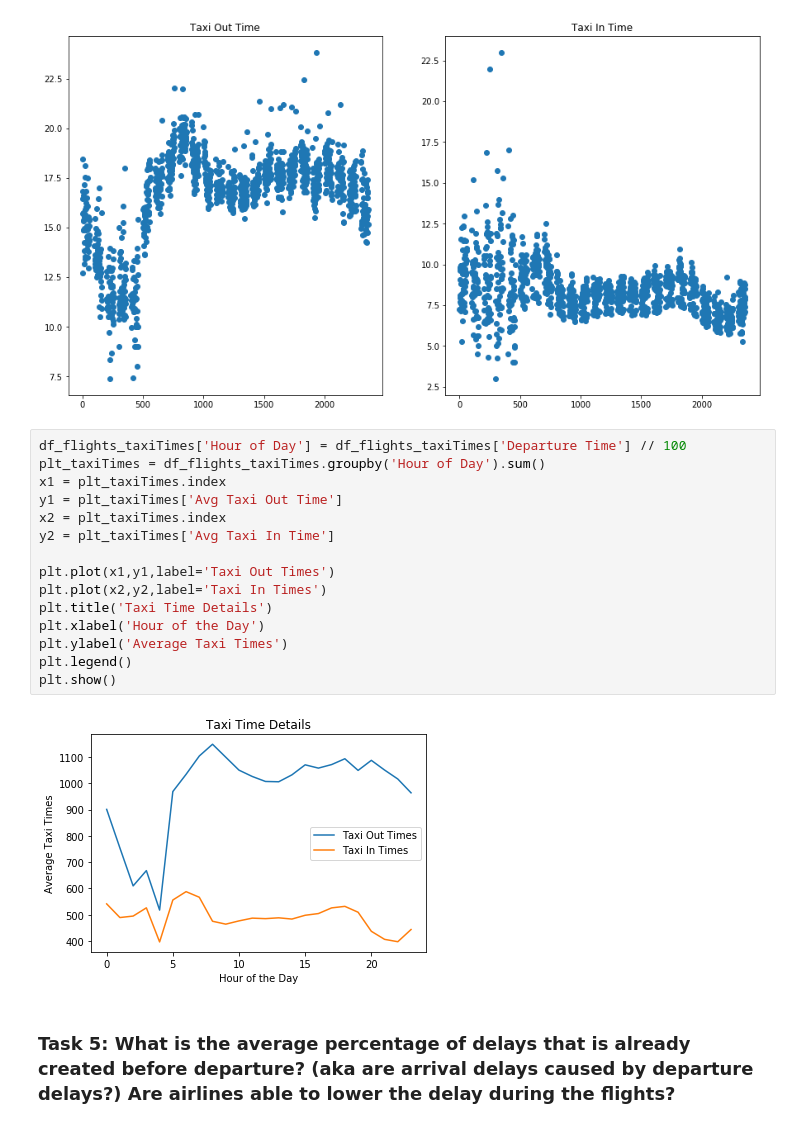
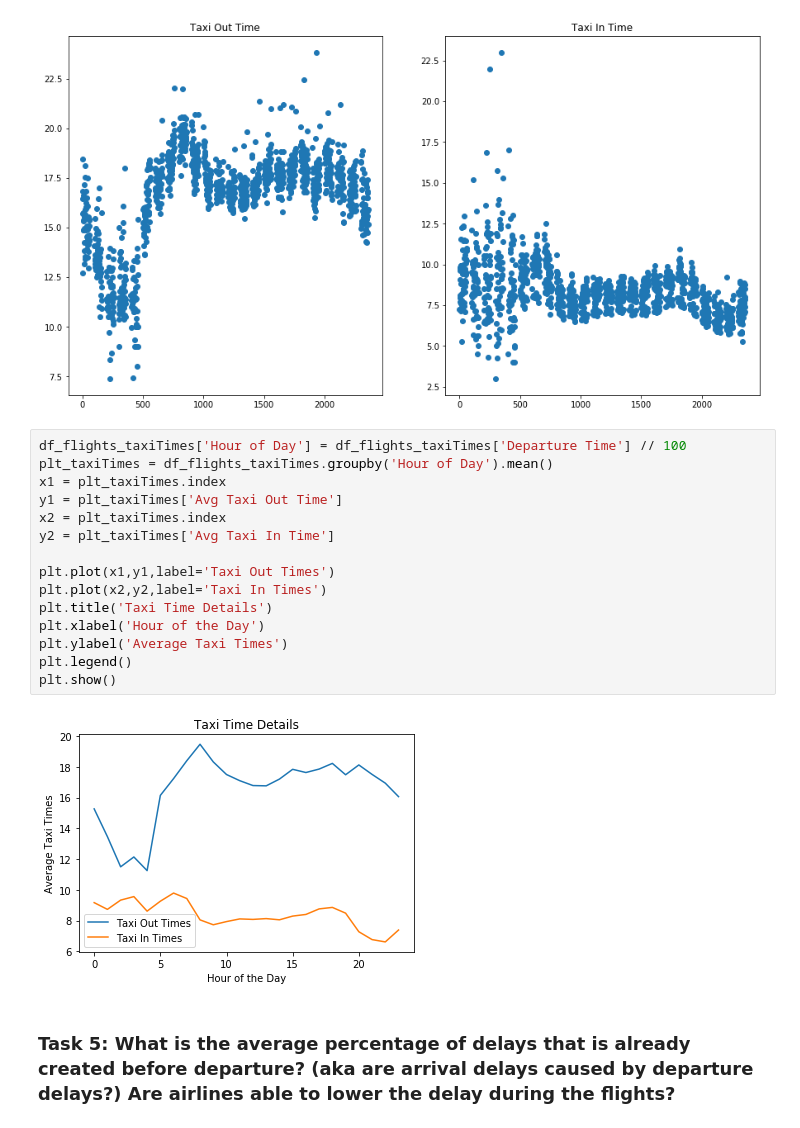
Before and after one commit to keatonmaruyali/LighthouseLabs-DS-Midterm-Project, a Jupyter notebook: Midterm_project.ipynb, the cells around one changed output. Cells and saved outputs as stored; diff of their text form.

```diff
--- a/Midterm_project.ipynb
+++ b/Midterm_project.ipynb
@@ -57,21 +57,21 @@ Text(0.5,1,'Taxi In Time')
 [figure]
 # %%
 df_flights_taxiTimes['Hour of Day'] = df_flights_taxiTimes['Departure Time'] // 100
-plt_taxiTimes = df_flights_taxiTimes.groupby('Hour of Day').sum()
+plt_taxiTimes = df_flights_taxiTimes.groupby('Hour of Day').mean()
 x1 = plt_taxiTimes.index
 y1 = plt_taxiTimes['Avg Taxi Out Time']
 x2 = plt_taxiTimes.index
 y2 = plt_taxiTimes['Avg Taxi In Time']
 
 plt.plot(x1,y1,label='Taxi Out Times')
 plt.plot(x2,y2,label='Taxi In Times')
 plt.title('Taxi Time Details')
 plt.xlabel('Hour of the Day')
 plt.ylabel('Average Taxi Times')
 plt.legend()
 plt.show()
 # %% [output]
-[figure, old version]
+[figure, new version]
 # %% [markdown]
 ### Task 5: What is the average percentage of delays that is already created before departure? (aka are arrival delays caused by departure delays?) Are airlines able to lower the delay during the flights?
 # %%
```
Also changed, not shown: parts of 5 cells of this notebook.
